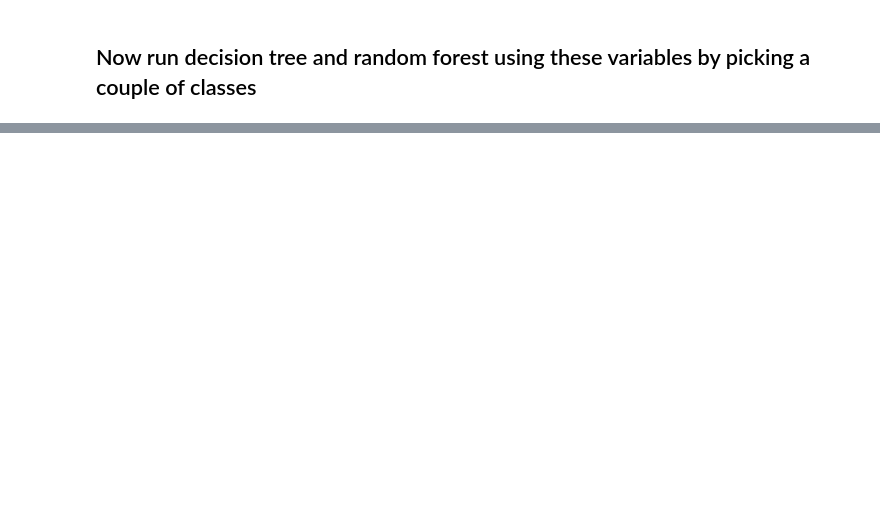
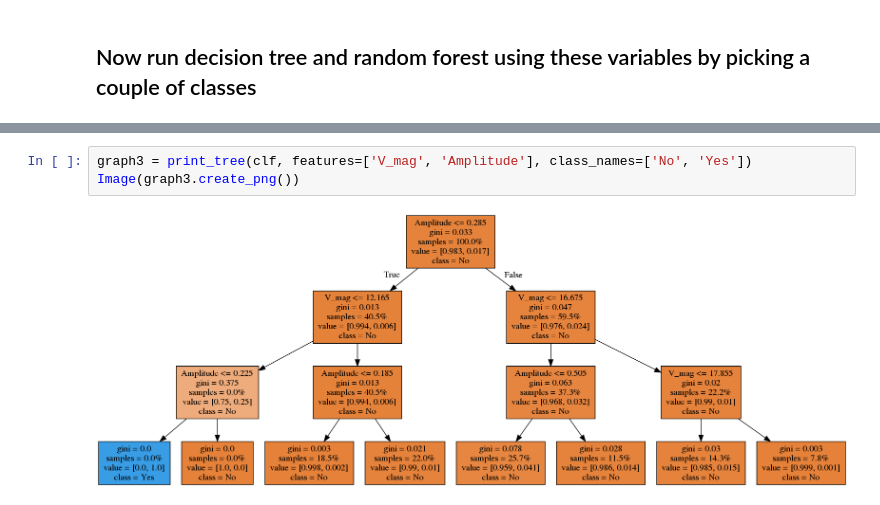
Before and after one commit to abao1999/AY119, a Jupyter notebook: hw3/supervised_classification_exercise.ipynb, the cells around one changed output, grey strips where cells are left out. Saved outputs shown, nothing was run; the diff lists cells and outputs as text; blank space fills up the shorter version.

```diff
--- a/hw3/supervised_classification_exercise.ipynb
+++ b/hw3/supervised_classification_exercise.ipynb
@@ -225,0 +499,5 @@ for idx in lcs['ID']:
+# %%
+graph3 = print_tree(clf, features=['V_mag', 'Amplitude'], class_names=['No', 'Yes'])
+Image(graph3.create_png())
+# %% [output]
+[figure, added]
```
Also changed, not shown: parts of 23 cells of this notebook, 1 other file.
